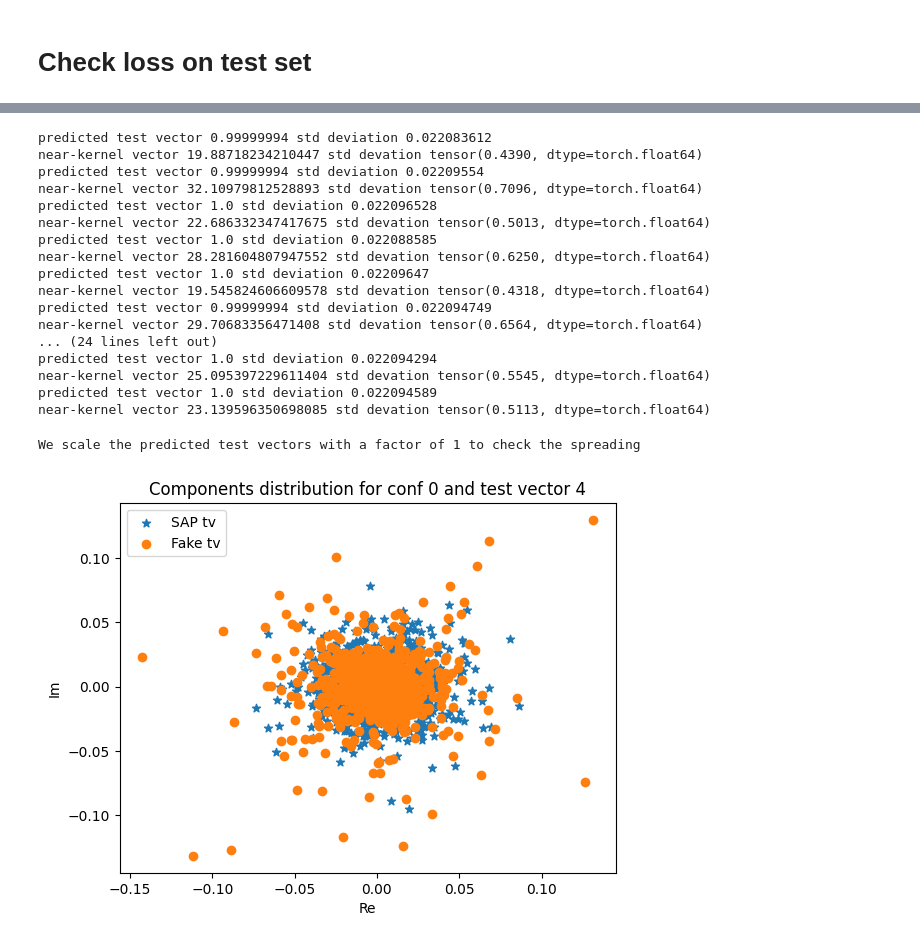
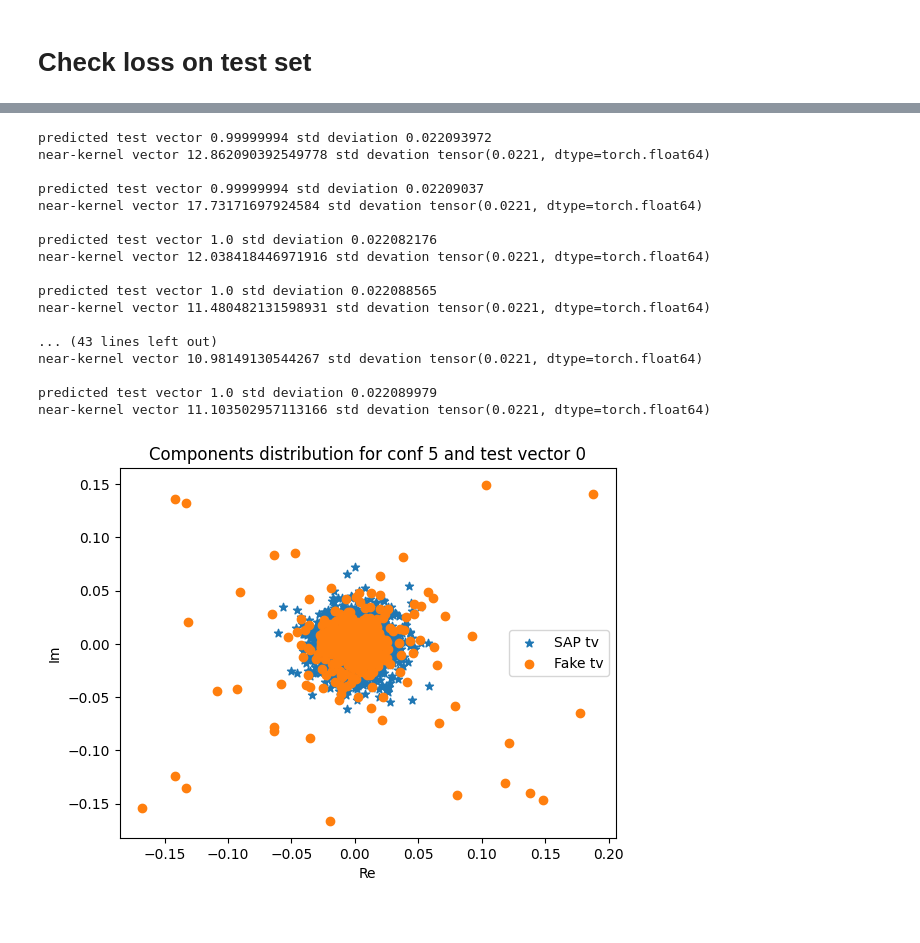
Before and after one commit to JFNCastellanos/TVML, a Jupyter notebook: I_PPdag.ipynb, the cells around one changed output, grey strips where cells are left out. Saved outputs shown, nothing was run; the diff lists cells and outputs as text; code cells hidden in the pictures.

```diff
--- a/I_PPdag.ipynb
+++ b/I_PPdag.ipynb
@@ -54,9 +54,9 @@ train_set, test_set = torch.utils.data.random_split(
     [train_len,  test_len]          # lengths in the same order
 )
 
-workers    = 2
+workers    = 8
 # Batch size
-batch_size = 100
+batch_size = 50
 
 #train dataloader
 train_loader = torch.utils.data.DataLoader(
@@ -207,7 +206,7 @@ def train(dataloader, model, optimizer):
         losses.append(loss_val)
         print(f"loss: {loss_val:>7f}  [{current:>5d}/{train_len:>5d}]")
 # %%
-epochs = 10
+epochs = 3
 for t in range(epochs):
     print(f"Epoch {t+1}\n-------------------------------")
     train(train_loader, model, optimizer)
@@ -408,41 +407,40 @@ with torch.no_grad():
 # %%
 for tv in range(var.NV):
     print("predicted test vector",np.linalg.norm(pred_complex_normalized[0,tv]),"std deviation",np.std(pred_complex_normalized[0,tv]))
-    print("near-kernel vector",np.linalg.norm(batch[1][0][tv]),"std devation",torch.std(batch[1][0][tv]))
+    print("near-kernel vector",np.linalg.norm(batch[1][0][tv]),"std devation",torch.std(batch[1][0][tv]/np.linalg.norm(batch[1][0][tv])))
+    print("")
 # %% [output]
-predicted test vector 0.99999994 std deviation 0.022083612
-near-kernel vector 19.88718234210447 std devation tensor(0.4390, dtype=torch.float64)
-predicted test vector 0.99999994 std deviation 0.02209554
-near-kernel vector 32.10979812528893 std devation tensor(0.7096, dtype=torch.float64)
-predicted test vector 1.0 std deviation 0.022096528
-near-kernel vector 22.686332347417675 std devation tensor(0.5013, dtype=torch.float64)
-predicted test vector 1.0 std deviation 0.022088585
-near-kernel vector 28.281604807947552 std devation tensor(0.6250, dtype=torch.float64)
-predicted test vector 1.0 std deviation 0.02209647
-near-kernel vector 19.545824606609578 std devation tensor(0.4318, dtype=torch.float64)
-predicted test vector 0.99999994 std deviation 0.022094749
-near-kernel vector 29.70683356471408 std devation tensor(0.6564, dtype=torch.float64)
-... (24 lines left out)
-predicted test vector 1.0 std deviation 0.022094294
-near-kernel vector 25.095397229611404 std devation tensor(0.5545, dtype=torch.float64)
-predicted test vector 1.0 std deviation 0.022094589
-near-kernel vector 23.139596350698085 std devation tensor(0.5113, dtype=torch.float64)
+predicted test vector 0.99999994 std deviation 0.022093972
+near-kernel vector 12.862090392549778 std devation tensor(0.0221, dtype=torch.float64)
+
+predicted test vector 0.99999994 std deviation 0.02209037
+near-kernel vector 17.73171697924584 std devation tensor(0.0221, dtype=torch.float64)
+
+predicted test vector 1.0 std deviation 0.022082176
+near-kernel vector 12.038418446971916 std devation tensor(0.0221, dtype=torch.float64)
+
+predicted test vector 1.0 std deviation 0.022088565
+near-kernel vector 11.480482131598931 std devation tensor(0.0221, dtype=torch.float64)
+
+... (43 lines left out)
+near-kernel vector 10.98149130544267 std devation tensor(0.0221, dtype=torch.float64)
+
+predicted test vector 1.0 std deviation 0.022089979
+near-kernel vector 11.103502957113166 std devation tensor(0.0221, dtype=torch.float64)
 # %%
-tv = 4
-conf = 0 #ConfID in the test_loader
+tv = 0
+conf = 5 #ConfID in the test_loader
 factor = 1
 norm = np.linalg.norm(batch[1][conf][tv].reshape(2*var.NX*var.NT))
-print("We scale the predicted test vectors with a factor of {0} to check the spreading".format(factor))
 plt.title("Components distribution for conf {0} and test vector {1}".format(conf,tv))
 plt.scatter(np.real(batch[1][conf][tv].reshape(2*var.NX*var.NT))/norm,np.imag(batch[1][conf][tv].reshape(2*var.NX*var.NT))/norm,marker="*",label="SAP tv")
 plt.scatter(np.real(pred_complex_normalized[conf,tv].reshape(2*var.NX*var.NT)),np.imag(factor*pred_complex_normalized[conf,tv].reshape(2*var.NX*var.NT)),label="Fake tv")
 plt.xlabel("Re")
 plt.ylabel("Im")
 plt.legend()
 plt.show()
 # %% [output]
-We scale the predicted test vectors with a factor of 1 to check the spreading
-[figure, old version]
+[figure, new version]
 # %%
 conf, tv = 0, 0
 for x in range(var.NX):
```
Also changed, not shown: parts of 6 cells of this notebook, 3 other files.
